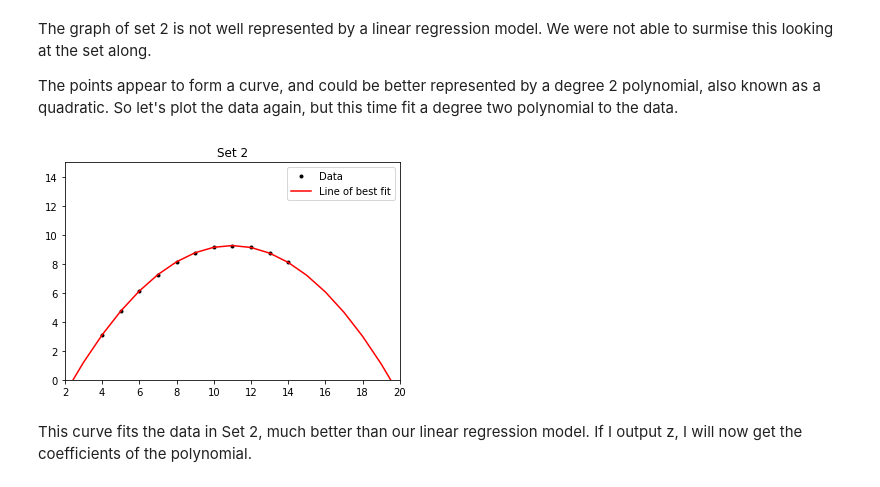
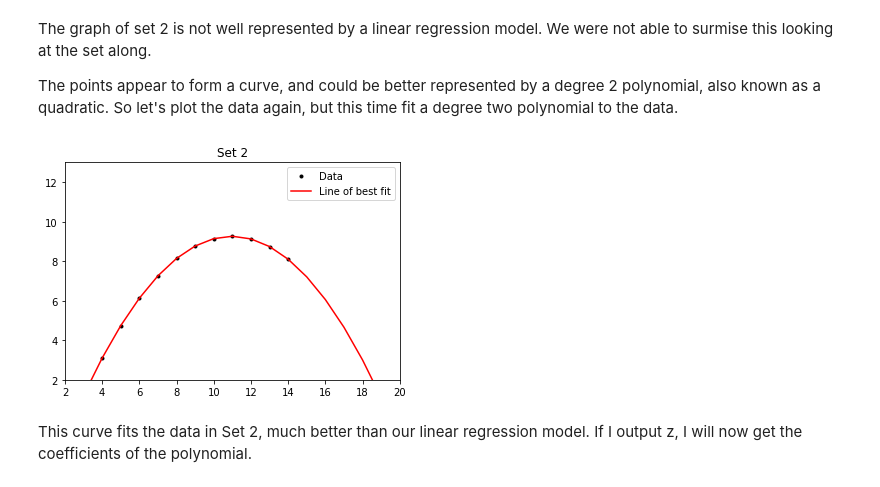
Before and after one commit to MarionMcG/data-analysis, a Jupyter notebook: anscombe.ipynb, the cells around one changed output. Drawn from its saved outputs; the diff is of its cells as text; code cells hidden in the pictures.

```diff
--- a/anscombe.ipynb
+++ b/anscombe.ipynb
@@ -192,30 +193,30 @@ The points appear to form a curve, and could be better represented by a degree 2
 # %%
 plt.title('Set 2')
 plt.xlim(2, 20)
-plt.ylim(0, 15)
+plt.ylim(2, 13)
 
 #Setting x and y values
 x = set2.loc[:, 'x']
 y = set2.loc[:, 'y']
 
 #Plotting my points
 plt.plot(x, y, 'k.', label = 'Data')
 
 #Fitting a curve to the data
 import numpy.polynomial.polynomial as poly
 fit_x = np.arange(0, 22, 1)
 
 #Polynomial of degree 2
 z= poly.polyfit(x, y, 2)
 fit_y = poly.polyval(fit_x, z)
 
 plt.plot(fit_x, fit_y, 'r-', label = 'Line of best fit')
 
 #Show my plot
 plt.legend()
 plt.show()
 # %% [output]
-[figure, old version]
+[figure, new version]
 # %% [markdown]
 This curve fits the data in Set 2, much better than our linear regression model. If I output z, I will now get the coefficients of the polynomial.
 # %%
```
Also changed, not shown: parts of 7 cells of this notebook.
